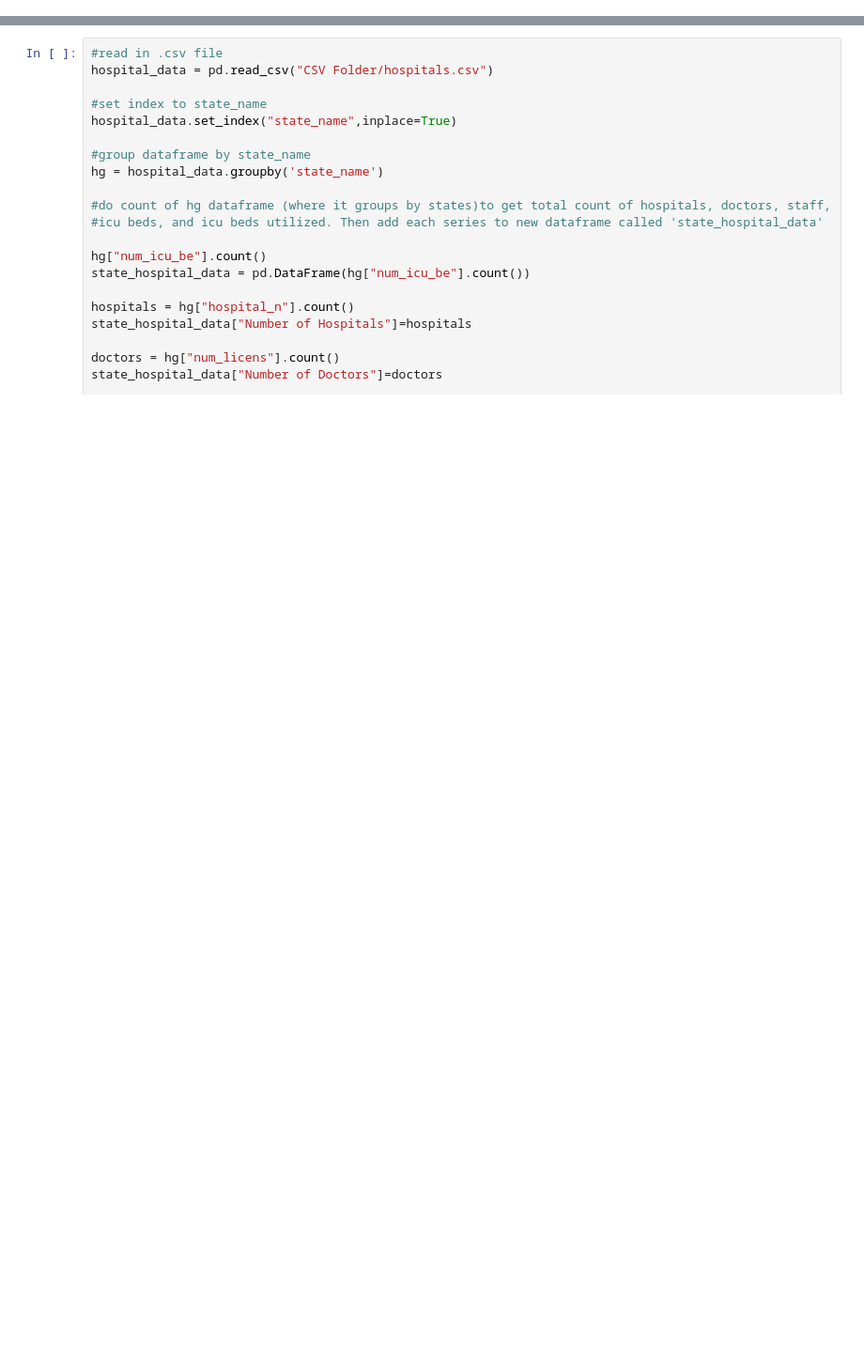
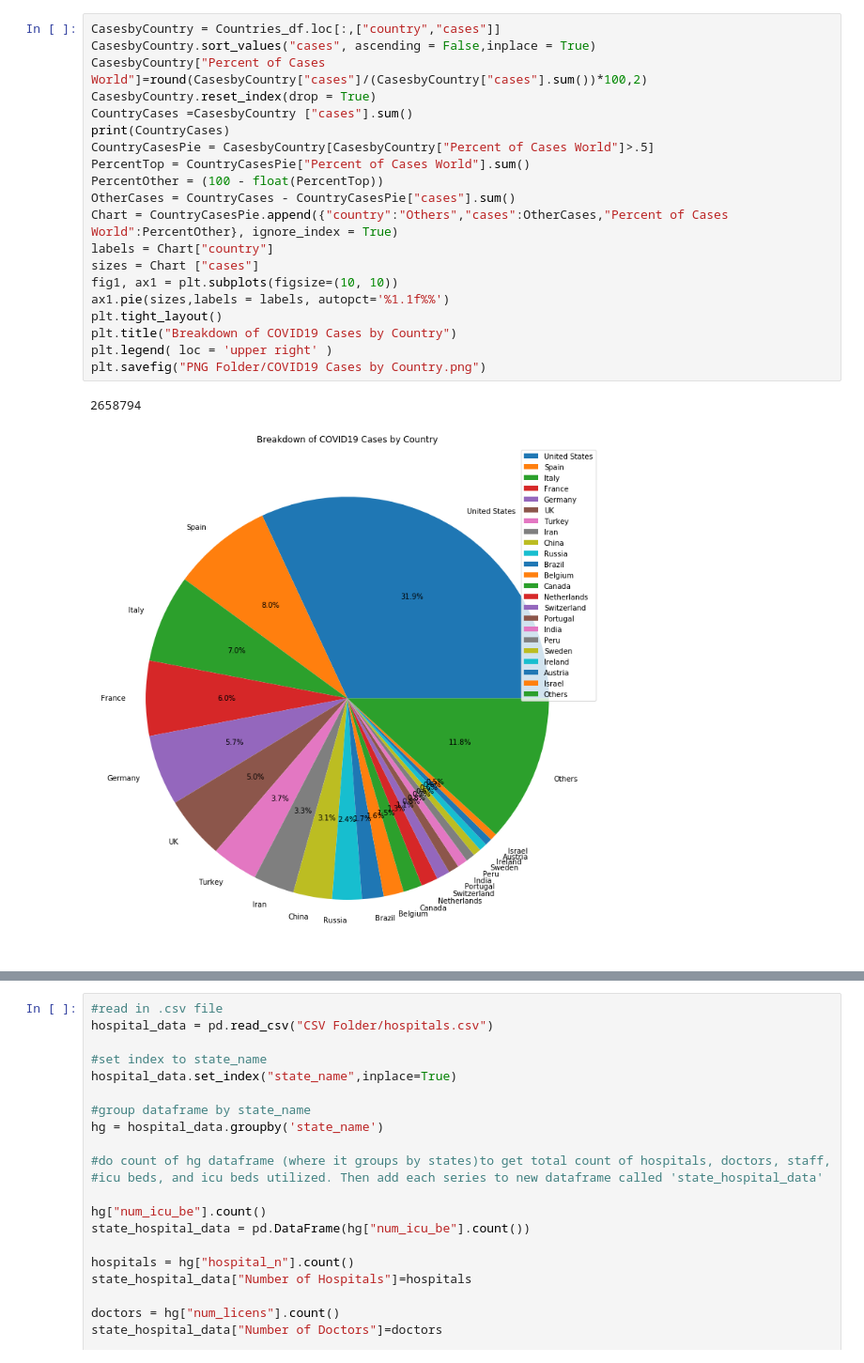
Before and after one commit to lmstevens/Group_Project_1, a Jupyter notebook: Shweta_ChartsAndPlots_Analysis.ipynb, the cells around one changed output, grey strips where cells are left out. Shown at 94% size. Drawn from its saved outputs; the diff is of its cells as text; blank space fills up the shorter version.

```diff
--- a/Shweta_ChartsAndPlots_Analysis.ipynb
+++ b/Shweta_ChartsAndPlots_Analysis.ipynb
@@ -52,0 +123,23 @@ plt.savefig('Global Stats Pie Chart')
+# %%
+CasesbyCountry = Countries_df.loc[:,["country","cases"]]
+CasesbyCountry.sort_values("cases", ascending = False,inplace = True)
+CasesbyCountry["Percent of Cases World"]=round(CasesbyCountry["cases"]/(CasesbyCountry["cases"].sum())*100,2)
+CasesbyCountry.reset_index(drop = True)
+CountryCases =CasesbyCountry ["cases"].sum()
+print(CountryCases)
+CountryCasesPie = CasesbyCountry[CasesbyCountry["Percent of Cases World"]>.5]
+PercentTop = CountryCasesPie["Percent of Cases World"].sum()
+PercentOther = (100 - float(PercentTop))
+OtherCases = CountryCases - CountryCasesPie["cases"].sum()
+Chart = CountryCasesPie.append({"country":"Others","cases":OtherCases,"Percent of Cases World":PercentOther}, ignore_index = True)
+labels = Chart["country"]
+sizes = Chart ["cases"]
+fig1, ax1 = plt.subplots(figsize=(10, 10))
+ax1.pie(sizes,labels = labels, autopct='%1.1f%%')
+plt.tight_layout()
+plt.title("Breakdown of COVID19 Cases by Country")
+plt.legend( loc = 'upper right' )
+plt.savefig("PNG Folder/COVID19 Cases by Country.png")
+# %% [output]
+2658794
+[figure, added]
```
Also changed, not shown: parts of 38 cells of this notebook, 9 other files.
